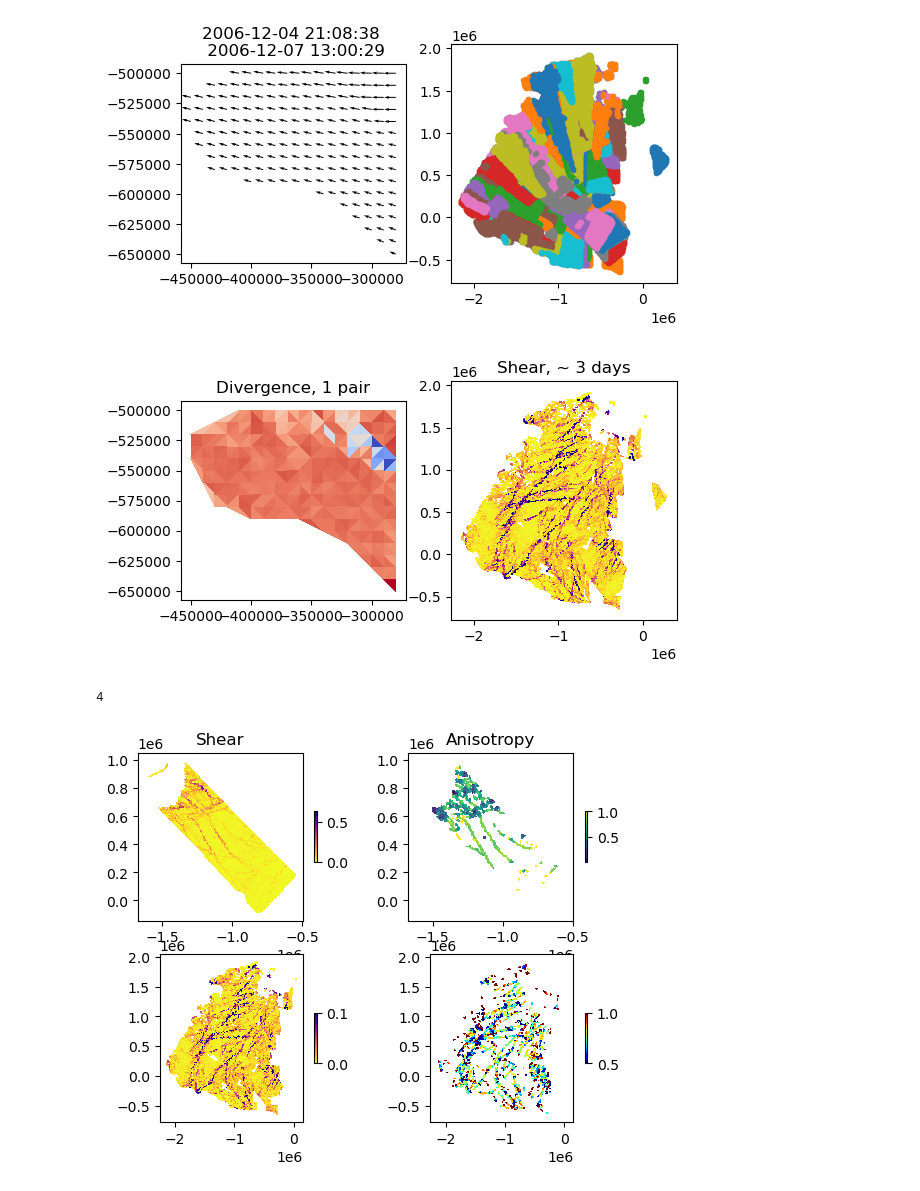
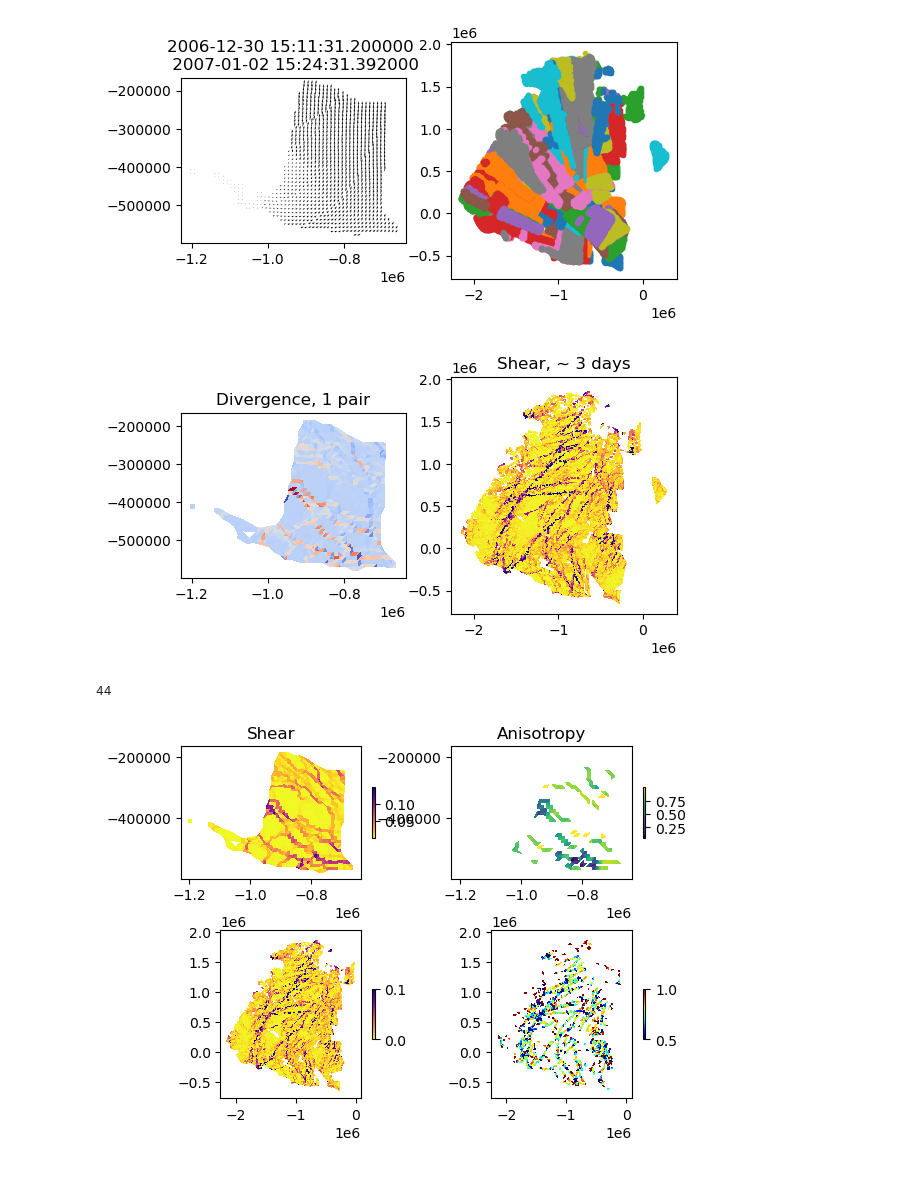
Before and after one commit to nansencenter/ice_deformation_analysis, a Jupyter notebook: tutorials/02_visualise_rgps_results.ipynb, the cells around one changed output. Cells and saved outputs as stored; diff of their text form; code cells hidden in the pictures.

```diff
--- a/tutorials/02_visualise_rgps_results.ipynb
+++ b/tutorials/02_visualise_rgps_results.ipynb
@@ -9,7 +9,7 @@ from pysida.scripts.f_compute_texture import Runner as RunnerTextures
 from pysida.liblkf import Rasterizer
 from pysida.lib import filter_e1
 # %%
-pfile = '../rgps/csv/w07_may_pairs.npz'
+pfile = '../rgps/csv/w07_may_20070131_pairs.npz'
 date_begin = datetime(2007, 1, 1)
 date_end = datetime(2007, 1, 5)
 # %%
@@ -17,7 +17,7 @@ date_end = datetime(2007, 1, 5)
 with np.load(pfile, allow_pickle=True) as f:
     pairs = f['pairs']
 
-p = pairs[0]
+p = pairs[44]
 fig, axs = plt.subplots(1, 2)
 axs[0].quiver(p.x0, p.y0, p.x1 - p.x0, p.y1 - p.y0)
 axs[0].set_title(f'{p.d0} \n {p.d1}')
@@ -29,15 +29,15 @@ for ax in axs:
     ax.set_aspect('equal')
 plt.show()
 # %% [output]
-[figure, old version]
+[figure, new version]
 # %%
 # show content of deformation file
 dfile = pfile.replace('_pairs.npz', '_defor.npz')
 with np.load(dfile, allow_pickle=True) as f:
     defor = f['defor']
 
-p = pairs[0]
-d = defor[0]
+p = pairs[44]
+d = defor[44]
 fig, axs = plt.subplots(1, 2)
 axs[0].tripcolor(p.x0, p.y0, p.t, d.e1, mask=~p.g, cmap='coolwarm')
 
@@ -51,7 +51,7 @@ axs[1].set_title('Shear, ~ 3 days')
 
 plt.show()
 # %% [output]
-[figure, old version]
+[figure, new version]
 # %%
 x0lens = [len(p.x0) for p in pairs]
 # %%
@@ -62,38 +62,38 @@ with np.load(afile, allow_pickle=True) as f:
 
 
 # index of an example pair with many deformation observations
-i = 4
+i = 44
 # example distance at which anisotropy is computed
 s = 6
 
 p, d, a = pairs[i], defor[i], aniso[i]
 print(i)
 ani = a[f'ani|{s}']
 idx = a[f'idx|{s}']
 fig, axs = plt.subplots(2, 2)
 trp0 = axs[0, 0].tripcolor(p.x0, p.y0, p.t[p.g], d.e2[p.g] * 24 * 60 * 60, cmap='plasma_r')
 trp1 = axs[0, 1].tripcolor(p.x0, p.y0, p.t[p.g][idx], ani)
 axs[0, 0].set_title('Shear')
 axs[0, 1].set_title('Anisotropy')
 
 for p, d, a in zip(pairs, defor, aniso):
     ani = a[f'ani|{s}']
     idx = a[f'idx|{s}']
     if date_begin <= p.d0 <= date_end and len(ani) > 0:
         trp2 = axs[1, 0].tripcolor(p.x0, p.y0, p.t, d.e2 * 24 * 60 * 60, mask=~p.g, cmap='plasma_r', vmin=0, vmax=0.1)
         trp3 = axs[1, 1].tripcolor(p.x0, p.y0, p.t[p.g][idx], ani, cmap='jet', vmin=0.5, vmax=1.0)
 
 for ax in axs.flat:
     ax.set_aspect('equal')
 plt.colorbar(trp0, ax=axs[0, 0], shrink=0.3)
 plt.colorbar(trp1, ax=axs[0, 1], shrink=0.3)
 plt.colorbar(trp2, ax=axs[1, 0], shrink=0.3)
 plt.colorbar(trp3, ax=axs[1, 1], shrink=0.3)
 
 plt.show()
 # %% [output]
-4
+44
-[figure, old version]
+[figure, new version]
 # %%
 # plot average Anisotropy spectrum
 ani_scale = defaultdict(list)
```
Also changed, not shown: parts of 5 cells of this notebook, 11 other files.
